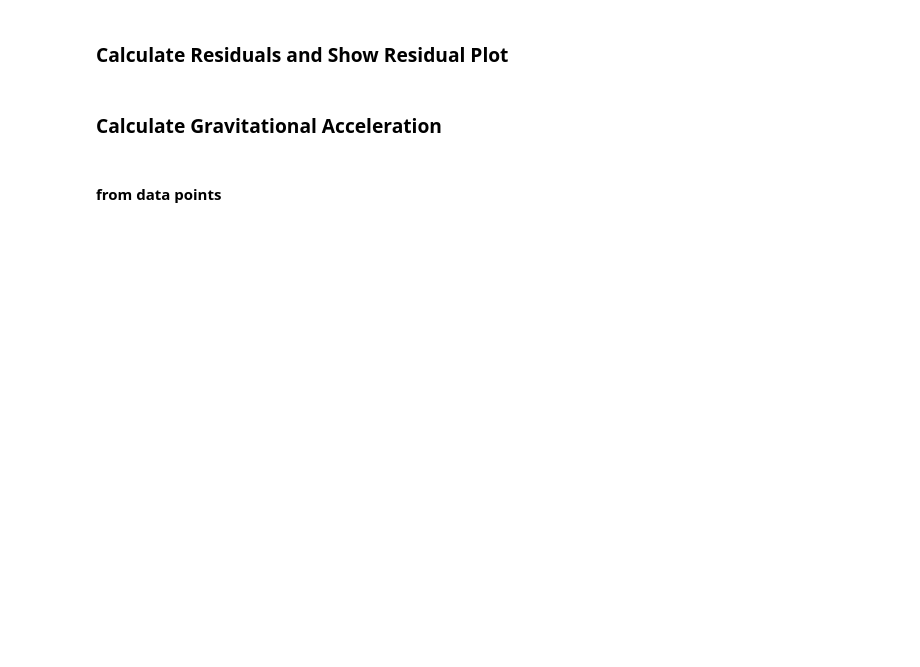
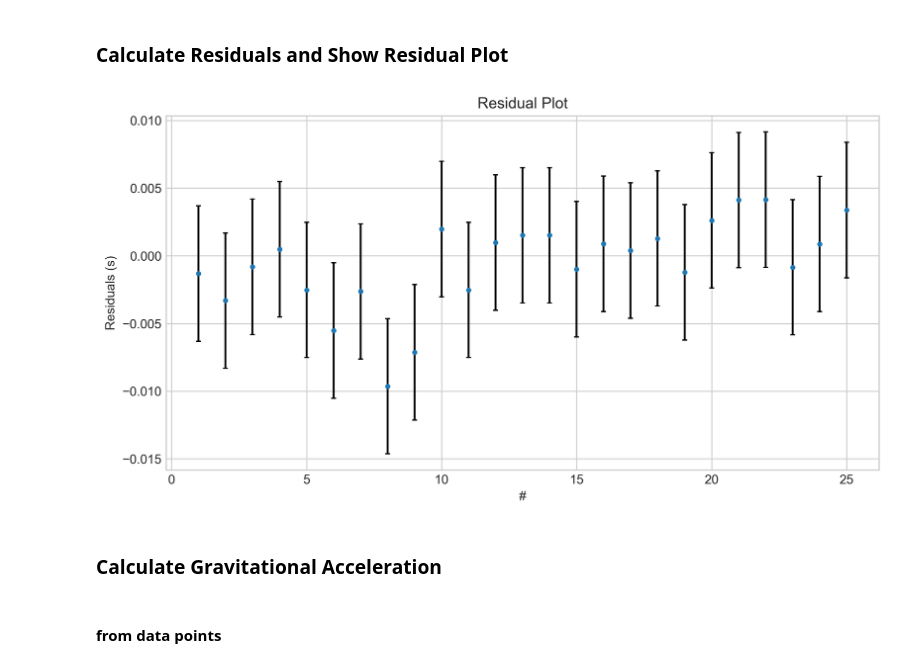
Before and after one commit to bylands/physicslab, a Jupyter notebook: pendulum.ipynb, the cells around one changed output. Drawn from its saved outputs; the diff is of its cells as text; code cells hidden in the pictures; blank space fills up the shorter version.

```diff
--- a/pendulum.ipynb
+++ b/pendulum.ipynb
@@ -84,10 +90,16 @@ graph_TL.show()
 # %% [markdown]
 ### Calculate Residuals and Show Residual Plot
 # %%
+title = 'Residual Plot'
+x_label = '#'
+y_label = 'Residuals (s)'
+
 res = period - f(length, a_optimal)
 
 res_plot = plot_error(range(1, len(time)+1), res, 0, dT, x_label=x_label, y_label=y_label, title=title)
 res_plot.show()
+# %% [output]
+[figure, added]
 # %% [markdown]
 ### Calculate Gravitational Acceleration
 # %% [markdown]
```
Also changed, not shown: parts of 5 cells of this notebook.
